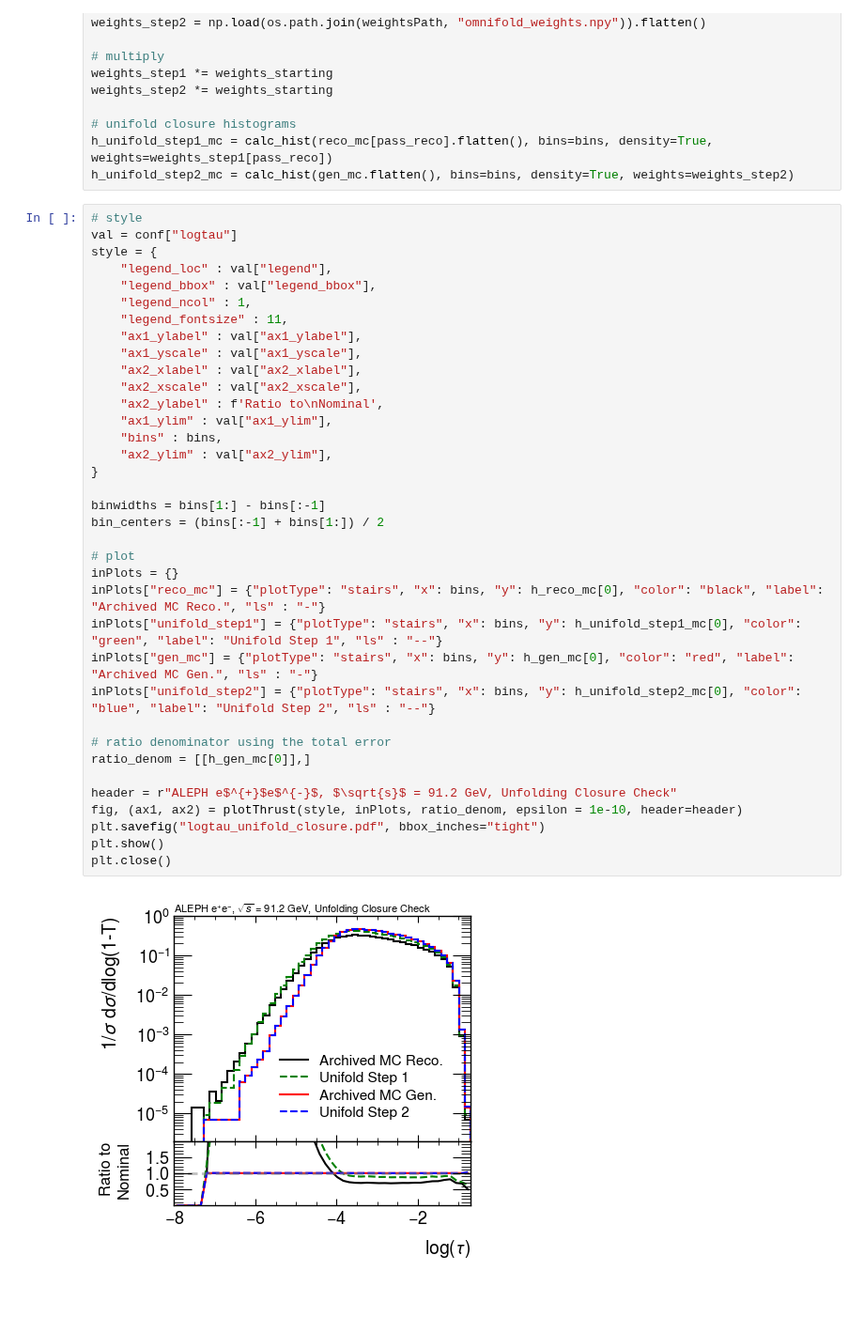
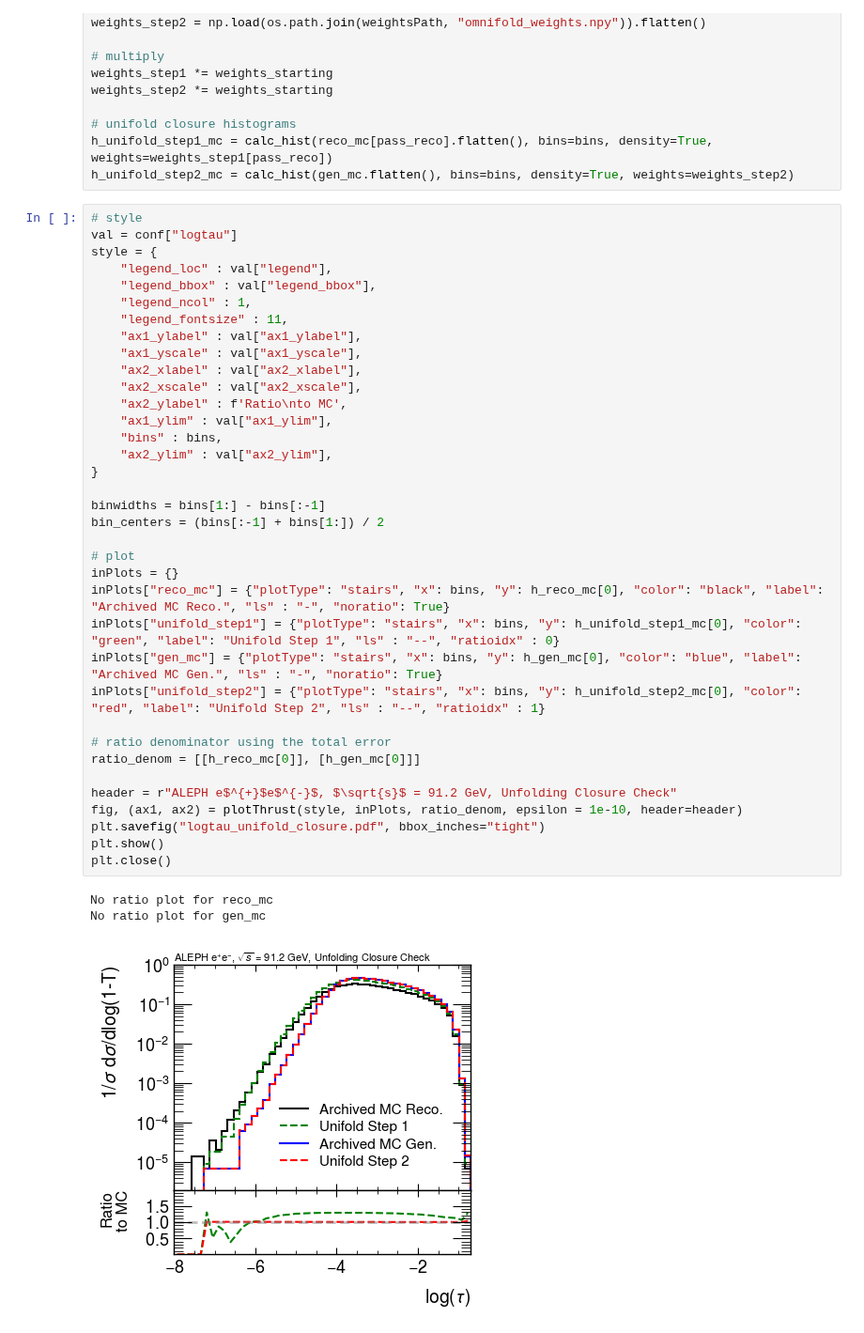
Before and after one commit to badeaa3/unfold-ee-logtau, a Jupyter notebook: Plotting/CheckClosure.ipynb, the cells around one changed output. Shown at 94% size. Cells and saved outputs as stored; diff of their text form; blank space fills up the shorter version.

Commit message:
Update figures

```diff
--- a/Plotting/CheckClosure.ipynb
+++ b/Plotting/CheckClosure.ipynb
@@ -107,37 +104,39 @@ h_unifold_step2_mc = calc_hist(gen_mc.flatten(), bins=bins, density=True, weight
 # style
 val = conf["logtau"]
 style = {
     "legend_loc" : val["legend"],
     "legend_bbox" : val["legend_bbox"],
     "legend_ncol" : 1,
     "legend_fontsize" : 11,
     "ax1_ylabel" : val["ax1_ylabel"],
     "ax1_yscale" : val["ax1_yscale"],
     "ax2_xlabel" : val["ax2_xlabel"],
     "ax2_xscale" : val["ax2_xscale"],
-    "ax2_ylabel" : f'Ratio to\nNominal',
+    "ax2_ylabel" : f'Ratio\nto MC',
     "ax1_ylim" : val["ax1_ylim"],
     "bins" : bins,
     "ax2_ylim" : val["ax2_ylim"],
 }
 
 binwidths = bins[1:] - bins[:-1]
 bin_centers = (bins[:-1] + bins[1:]) / 2
 
 # plot
 inPlots = {}
-inPlots["reco_mc"] = {"plotType": "stairs", "x": bins, "y": h_reco_mc[0], "color": "black", "label": "Archived MC Reco.", "ls" : "-"}
-inPlots["unifold_step1"] = {"plotType": "stairs", "x": bins, "y": h_unifold_step1_mc[0], "color": "green", "label": "Unifold Step 1", "ls" : "--"}
-inPlots["gen_mc"] = {"plotType": "stairs", "x": bins, "y": h_gen_mc[0], "color": "red", "label": "Archived MC Gen.", "ls" : "-"}
-inPlots["unifold_step2"] = {"plotType": "stairs", "x": bins, "y": h_unifold_step2_mc[0], "color": "blue", "label": "Unifold Step 2", "ls" : "--"}
+inPlots["reco_mc"] = {"plotType": "stairs", "x": bins, "y": h_reco_mc[0], "color": "black", "label": "Archived MC Reco.", "ls" : "-", "noratio": True}
+inPlots["unifold_step1"] = {"plotType": "stairs", "x": bins, "y": h_unifold_step1_mc[0], "color": "green", "label": "Unifold Step 1", "ls" : "--", "ratioidx" : 0}
+inPlots["gen_mc"] = {"plotType": "stairs", "x": bins, "y": h_gen_mc[0], "color": "blue", "label": "Archived MC Gen.", "ls" : "-", "noratio": True}
+inPlots["unifold_step2"] = {"plotType": "stairs", "x": bins, "y": h_unifold_step2_mc[0], "color": "red", "label": "Unifold Step 2", "ls" : "--", "ratioidx" : 1}
 
 # ratio denominator using the total error
-ratio_denom = [[h_gen_mc[0]],]
+ratio_denom = [[h_reco_mc[0]], [h_gen_mc[0]]]
 
 header = r"ALEPH e$^{+}$e$^{-}$, $\sqrt{s}$ = 91.2 GeV, Unfolding Closure Check"
 fig, (ax1, ax2) = plotThrust(style, inPlots, ratio_denom, epsilon = 1e-10, header=header)
 plt.savefig("logtau_unifold_closure.pdf", bbox_inches="tight")
 plt.show()
 plt.close()
 # %% [output]
+No ratio plot for reco_mc
+No ratio plot for gen_mc
-[figure, old version]
+[figure, new version]
```
Also changed, not shown: parts of 1 cell of this notebook, 2 other files.
